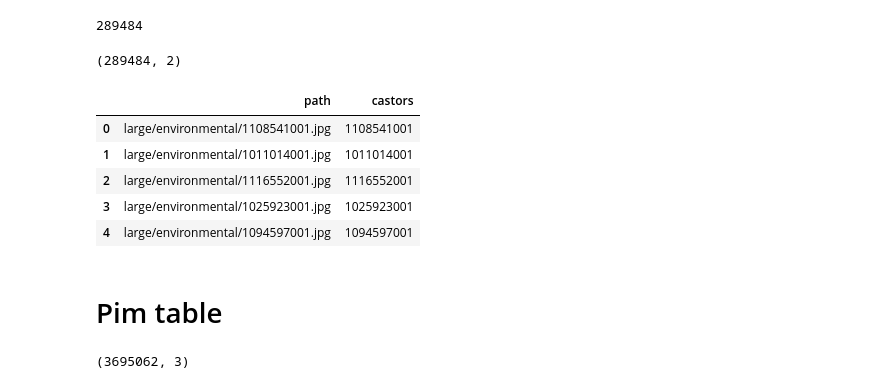
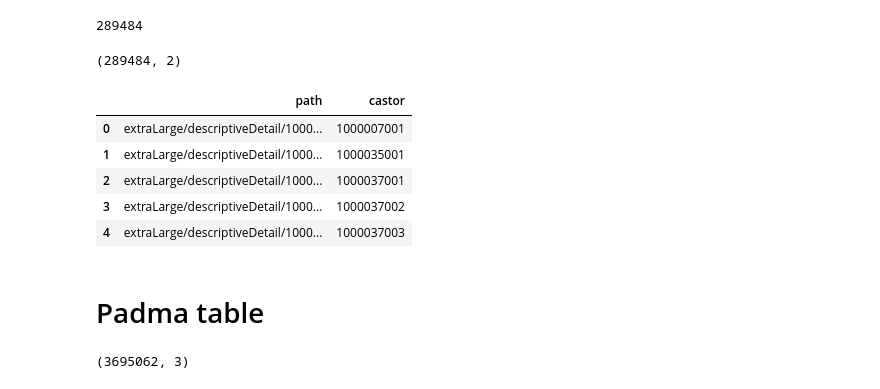
Before and after one commit to karanrampal/distributed-gcp, a Jupyter notebook: notebooks/create_dataset.ipynb, the cells around one changed output. Drawn from its saved outputs; the diff is of its cells as text; code cells hidden in the pictures.

```diff
--- a/notebooks/create_dataset.ipynb
+++ b/notebooks/create_dataset.ipynb
@@ -7,9 +7,13 @@ import os
 import pandas as pd
 from sklearn.model_selection import StratifiedGroupKFold
+# %%
+gfs = gcsfs.GCSFileSystem(project="smle-attribution-d237")
 # %% [markdown]
 # Define variables
 # %%
-root = "./datasets/hm-images/images/"
+root = "gs://hm-images-bucket/"
+img_path = "images"
+annotation_path = "annotations"
 # %% [markdown]
 # Image counts
 # %%
@@ -40,10 +44,10 @@ Total: 289484
 # %% [markdown]
 # Create data
 # %%
-num = len(root)
+num = len(os.path.join(root, img_path)) - 4
 
-file_list = glob.glob(root + "**/*.jpg", recursive=True)
-castors = [int(os.path.basename(path)[:-4]) for path in file_list]
+file_list = gfs.glob(root + "images/**/*.jpg", recursive=True)
+castor_list = [int(os.path.basename(path)[:-4]) for path in file_list]
 path_list = [path[num:] for path in file_list]
 print(len(file_list))
 # %% [output]
@@ -51,18 +55,18 @@ print(len(file_list))
 # %%
 df = pd.DataFrame(data=
     {
         "path": path_list,
-        "castor": castors
+        "castor": castor_list
     }
 )
 print(df.shape)
 df.head()
 # %% [output]
 (289484, 2)
-|  | path | castors |
-| 0 | large/environmental/1108541001.jpg | 1108541001 |
-| 1 | large/environmental/1011014001.jpg | 1011014001 |
-| 2 | large/environmental/1116552001.jpg | 1116552001 |
-| 3 | large/environmental/1025923001.jpg | 1025923001 |
-| 4 | large/environmental/1094597001.jpg | 1094597001 |
+|  | path | castor |
+| 0 | extraLarge/descriptiveDetail/1000... | 1000007001 |
+| 1 | extraLarge/descriptiveDetail/1000... | 1000035001 |
+| 2 | extraLarge/descriptiveDetail/1000... | 1000037001 |
+| 3 | extraLarge/descriptiveDetail/1000... | 1000037002 |
+| 4 | extraLarge/descriptiveDetail/1000... | 1000037003 |
 # %%
@@ -70,2 +74,2 @@ df.to_csv("castors_path_df.csv", index=False)
 # %% [markdown]
-# Pim table
+# Padma table
```
Also changed, not shown: parts of 30 cells of this notebook.
